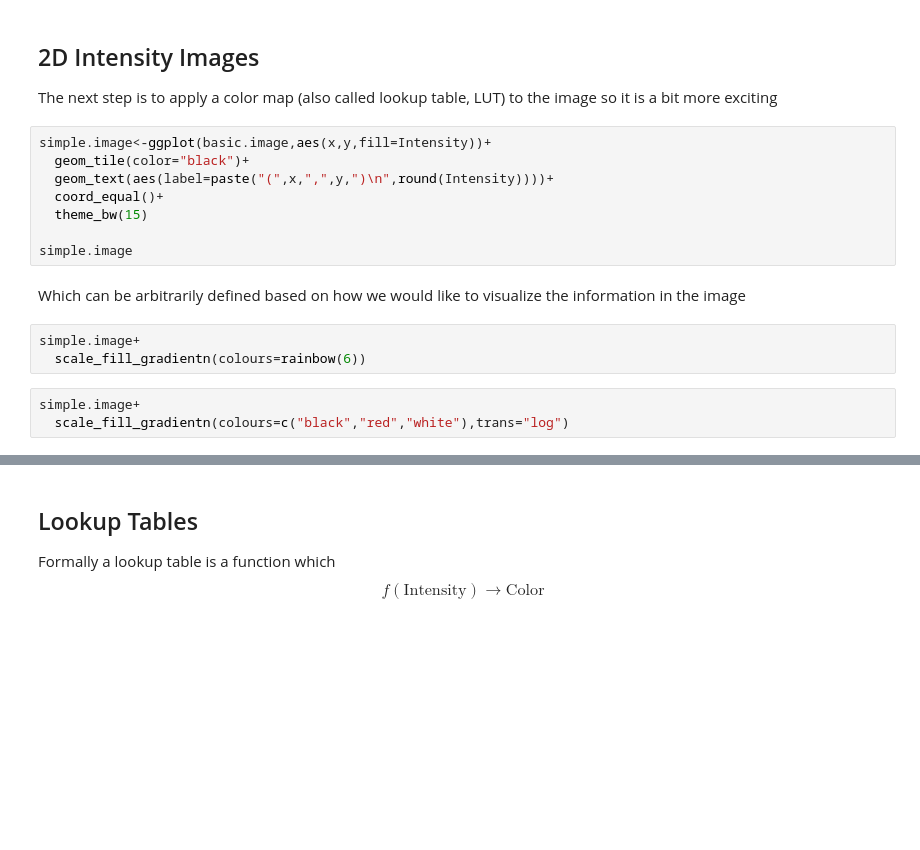
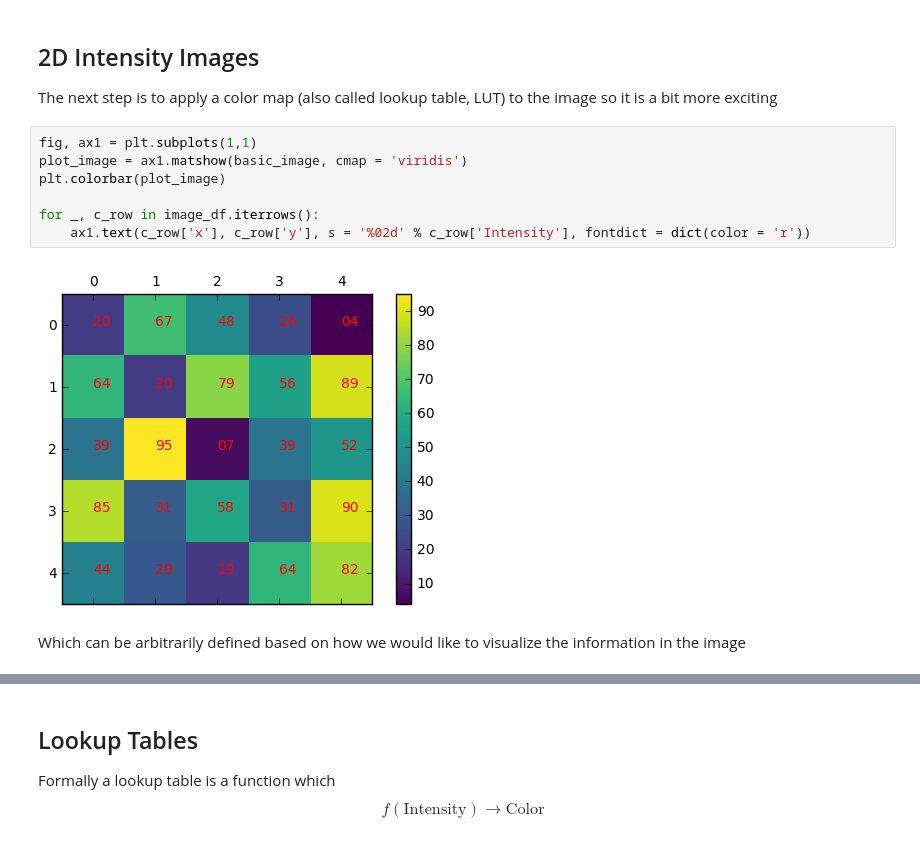
Before and after one commit to kmader/Quantitative-Big-Imaging-2018, a Jupyter notebook: Lectures/01-Introduction.ipynb, the cells around one changed output, grey strips where cells are left out. Saved outputs shown, nothing was run; the diff lists cells and outputs as text; blank space fills up the shorter version.

```diff
--- a/Lectures/01-Introduction.ipynb
+++ b/Lectures/01-Introduction.ipynb
@@ -636,20 +491,15 @@ ggplot(basic.image,aes(x,y))+
 ## 2D Intensity Images
 <div class="columns-2">
 The next step is to apply a color map (also called lookup table, LUT) to the image so it is a bit more exciting
-# %%
-simple.image<-ggplot(basic.image,aes(x,y,fill=Intensity))+
-  geom_tile(color="black")+
-  geom_text(aes(label=paste("(",x,",",y,")\n",round(Intensity))))+
-  coord_equal()+
-  theme_bw(15)
-
-simple.image
+# %%
+fig, ax1 = plt.subplots(1,1)
+plot_image = ax1.matshow(basic_image, cmap = 'viridis')
+plt.colorbar(plot_image)
+
+for _, c_row in image_df.iterrows():
+    ax1.text(c_row['x'], c_row['y'], s = '%02d' % c_row['Intensity'], fontdict = dict(color = 'r'))
+# %% [output]
+[figure, added]
 # %% [markdown]
 
 Which can be arbitrarily defined based on how we would like to visualize the information in the image
-# %%
-simple.image+
-  scale_fill_gradientn(colours=rainbow(6))
-# %%
-simple.image+
-  scale_fill_gradientn(colours=c("black","red","white"),trans="log")
```
Also changed, not shown: parts of 105 cells of this notebook, 55 other files.
